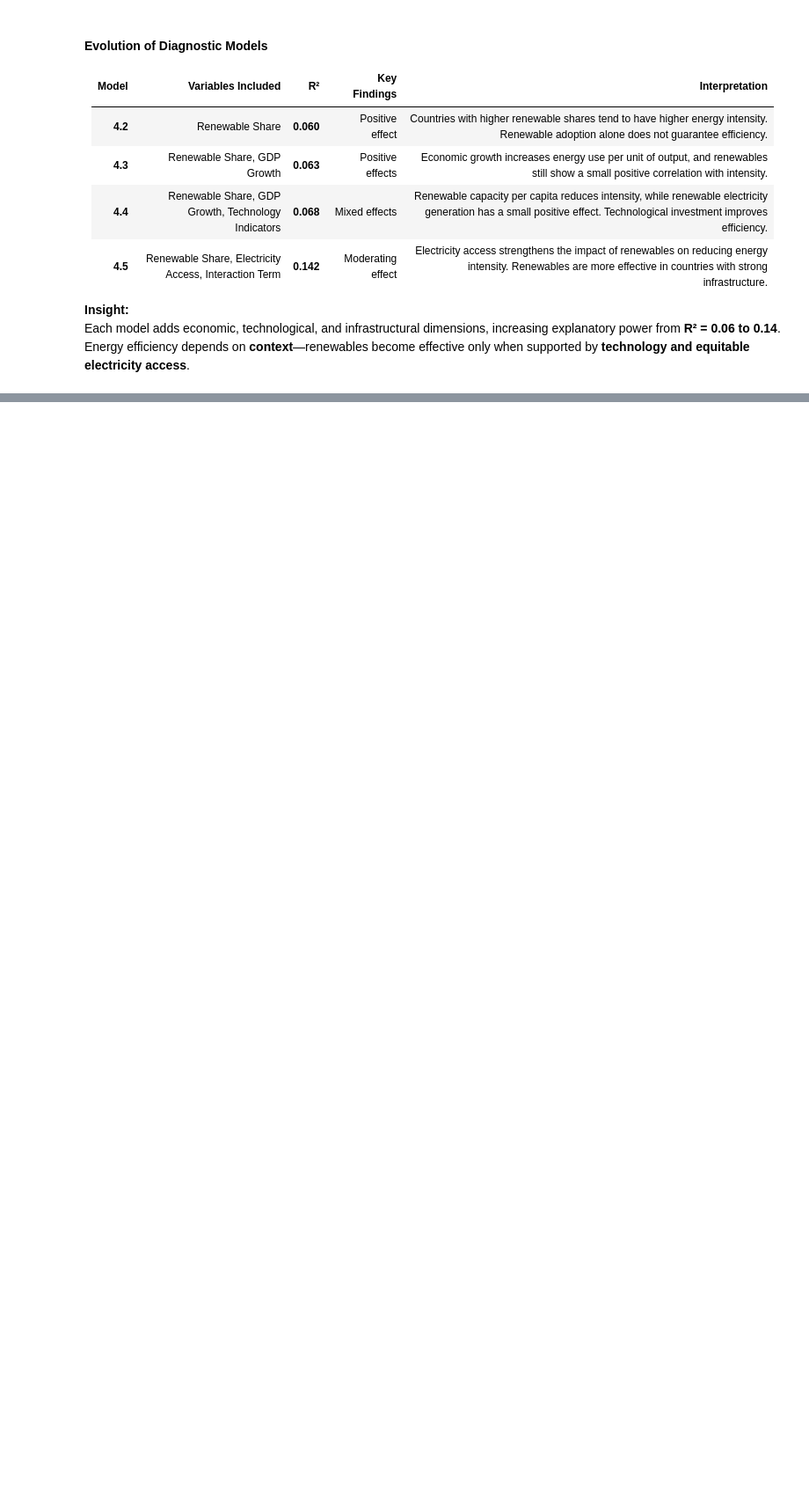
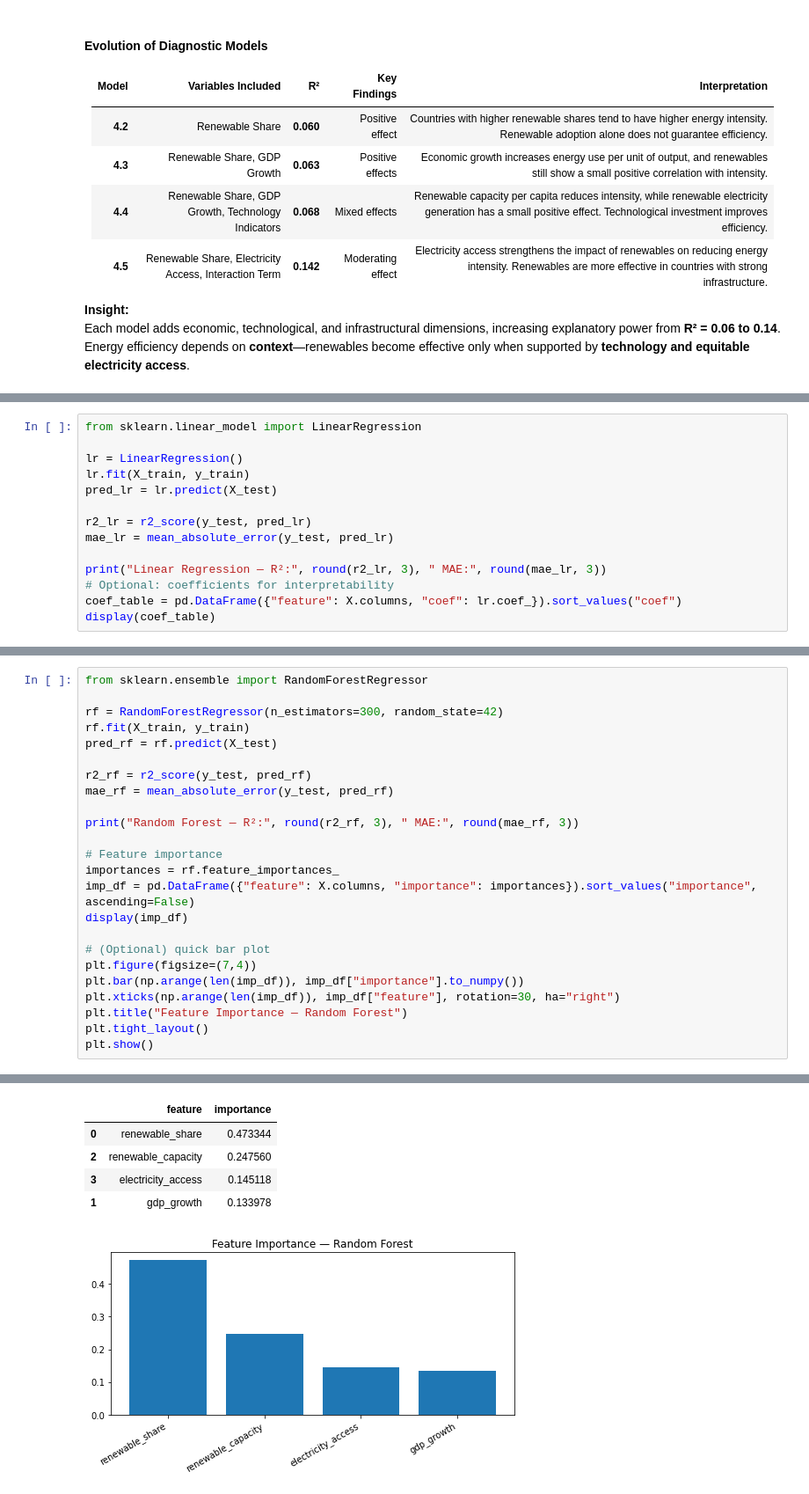
Before and after one commit to mnoriega-mx/energy-efficiency-trends, a Jupyter notebook: energy_efficiency_trends.ipynb, the cells around one changed output, grey strips where cells are left out. Shown: that part at 88% size. Saved outputs shown, nothing was run; the diff lists cells and outputs as text; blank space fills up the shorter version.

Commit message:
predictive analytics

```diff
--- a/energy_efficiency_trends.ipynb
+++ b/energy_efficiency_trends.ipynb
@@ -863,0 +928,14 @@ Energy efficiency depends on **context**—renewables become effective only when
+# %%
+from sklearn.linear_model import LinearRegression
+
+lr = LinearRegression()
+lr.fit(X_train, y_train)
+pred_lr = lr.predict(X_test)
+
+r2_lr = r2_score(y_test, pred_lr)
+mae_lr = mean_absolute_error(y_test, pred_lr)
+
+print("Linear Regression — R²:", round(r2_lr, 3), " MAE:", round(mae_lr, 3))
+# Optional: coefficients for interpretability
+coef_table = pd.DataFrame({"feature": X.columns, "coef": lr.coef_}).sort_values("coef")
+display(coef_table)
@@ -863,0 +959,25 @@ Energy efficiency depends on **context**—renewables become effective only when
+# %%
+from sklearn.ensemble import RandomForestRegressor
+
+rf = RandomForestRegressor(n_estimators=300, random_state=42)
+rf.fit(X_train, y_train)
+pred_rf = rf.predict(X_test)
+
+r2_rf = r2_score(y_test, pred_rf)
+mae_rf = mean_absolute_error(y_test, pred_rf)
+
+print("Random Forest — R²:", round(r2_rf, 3), " MAE:", round(mae_rf, 3))
+
+# Feature importance
+importances = rf.feature_importances_
+imp_df = pd.DataFrame({"feature": X.columns, "importance": importances}).sort_values("importance", ascending=False)
+display(imp_df)
+
+# (Optional) quick bar plot
+plt.figure(figsize=(7,4))
+plt.bar(np.arange(len(imp_df)), imp_df["importance"].to_numpy())
+plt.xticks(np.arange(len(imp_df)), imp_df["feature"], rotation=30, ha="right")
+plt.title("Feature Importance — Random Forest")
+plt.tight_layout()
+plt.show()
+# %% [output]
@@ -863,0 +985,6 @@ Energy efficiency depends on **context**—renewables become effective only when
+|  | feature | importance |
+| 0 | renewable_share | 0.473344 |
+| 2 | renewable_capacity | 0.247560 |
+| 3 | electricity_access | 0.145118 |
+| 1 | gdp_growth | 0.133978 |
+[figure, added]
```
Also changed, not shown: parts of 23 cells of this notebook.
